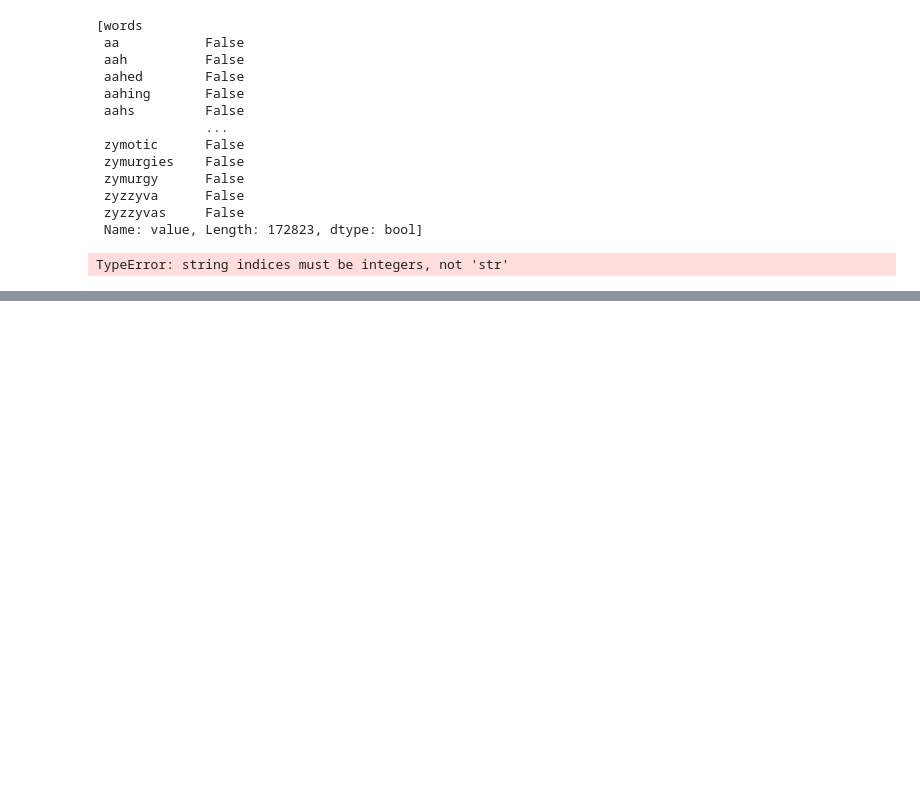
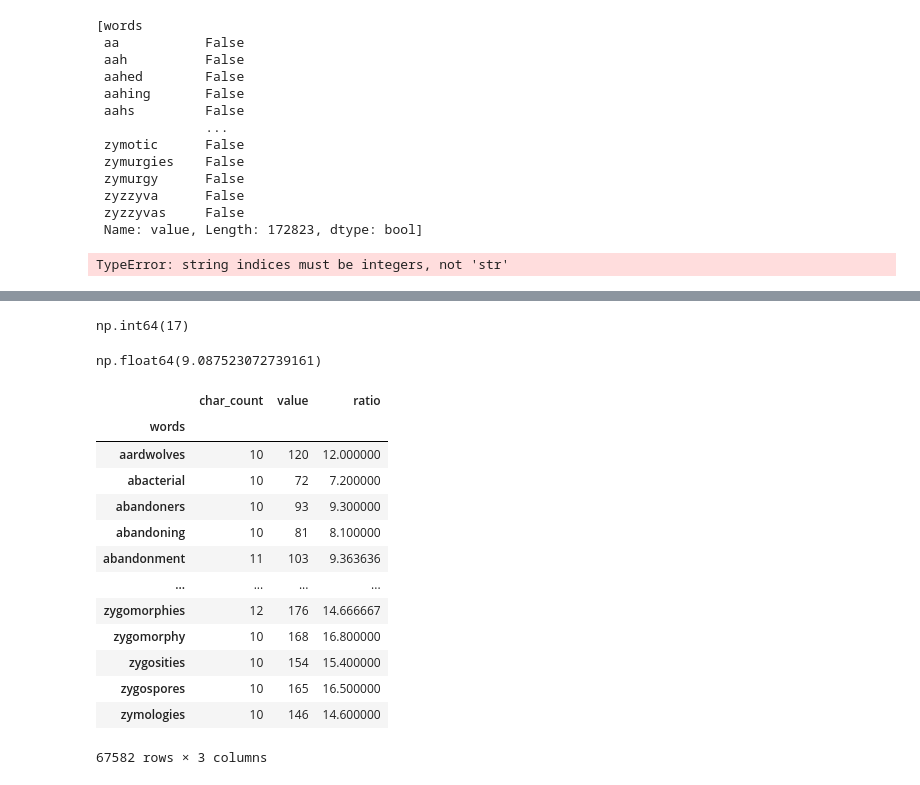
Before and after one commit to Zacks406/words_count_project, a Jupyter notebook: word_count_project.ipynb, the cells around one changed output, grey strips where cells are left out. Drawn from its saved outputs; the diff is of its cells as text; code cells hidden in the pictures; blank space fills up the shorter version.

```diff
--- a/word_count_project.ipynb
+++ b/word_count_project.ipynb
@@ -418,0 +557,26 @@ df.loc[df["ratio"] == df["ratio"].max()]
+# %%
+df.loc[df["value"] == 260, "char_count"].min()
+# %% [output]
+np.int64(17)
+# %%
+mean_char_count = df["char_count"].mean()
+mean_char_count
+# %% [output]
+np.float64(9.087523072739161)
+# %%
+df.query("`char_count` > @mean_char_count")
+# %% [output]
+|  | char_count | value | ratio |
+| words |  |  |  |
+| aardwolves | 10 | 120 | 12.000000 |
+| abacterial | 10 | 72 | 7.200000 |
+| abandoners | 10 | 93 | 9.300000 |
+| abandoning | 10 | 81 | 8.100000 |
+| abandonment | 11 | 103 | 9.363636 |
+| ... | ... | ... | ... |
+| zygomorphies | 12 | 176 | 14.666667 |
+| zygomorphy | 10 | 168 | 16.800000 |
+| zygosities | 10 | 154 | 15.400000 |
+| zygospores | 10 | 165 | 16.500000 |
+| zymologies | 10 | 146 | 14.600000 |
+67582 rows × 3 columns
```
Also changed, not shown: parts of 25 cells of this notebook, 1 other file.
